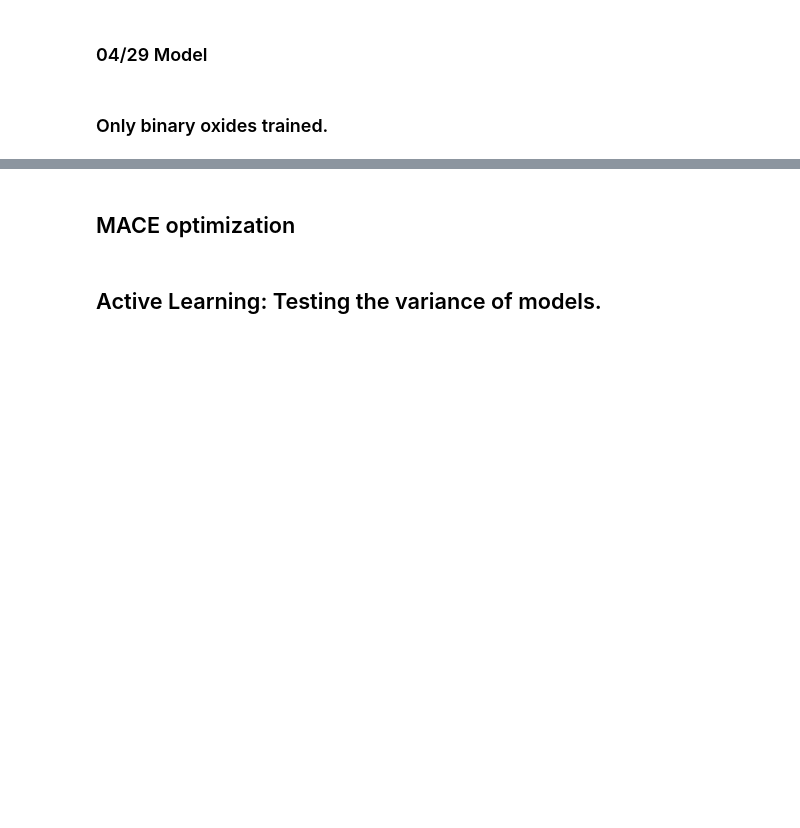
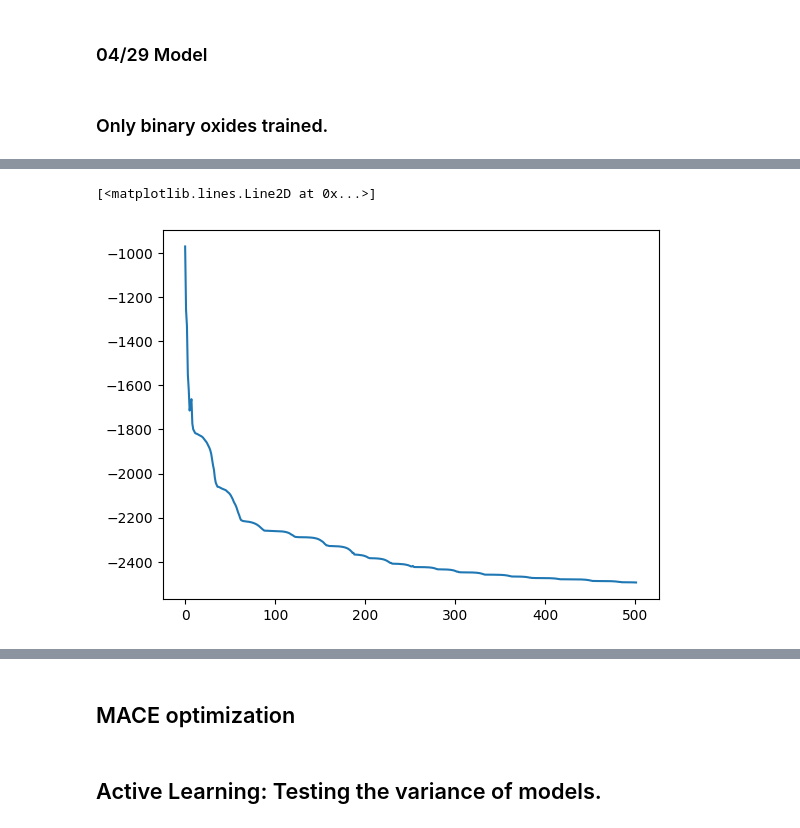
Before and after one commit to ignaciomigliaro/MLFF_training, a Jupyter notebook: Inference/oxides.ipynb, the cells around one changed output, grey strips where cells are left out. Drawn from its saved outputs; the diff is of its cells as text; code cells hidden in the pictures; blank space fills up the shorter version.

```diff
--- a/Inference/oxides.ipynb
+++ b/Inference/oxides.ipynb
@@ -350,0 +388,8 @@ ifs.optimization_summary(struct,last_struct)
+# %%
+energy_list = []
+for energy in traj.energies:
+    energy_list.append(energy)
+plt.plot(energy_list)
+# %% [output]
+[<matplotlib.lines.Line2D at 0x...>]
+[figure, added]
```
Also changed, not shown: parts of 12 cells of this notebook, 1 other file.
